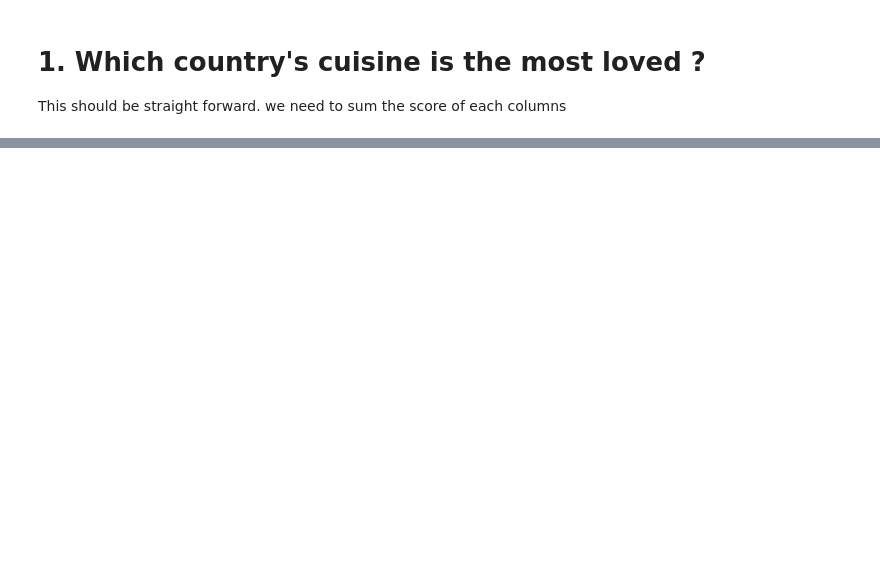
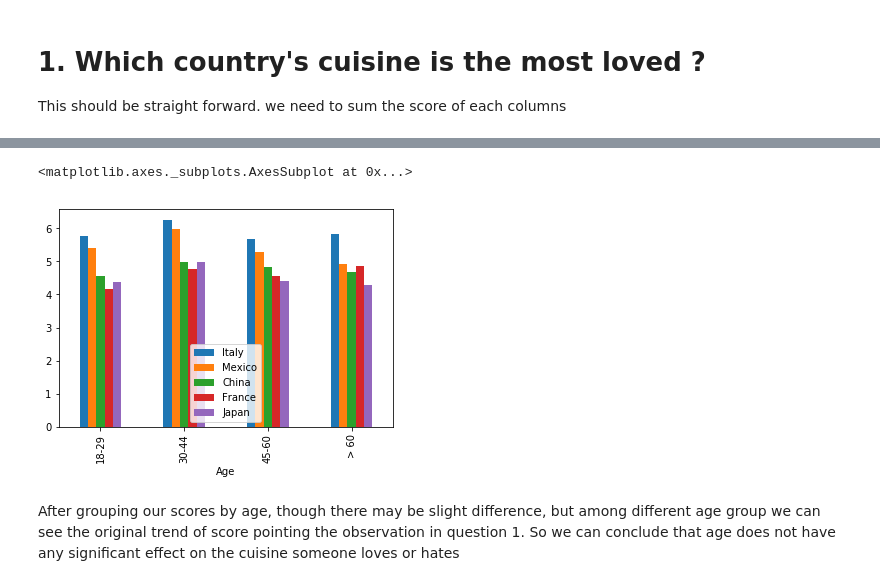
Before and after one commit to manojmanivannan/DataScience, a Jupyter notebook: food-world-cup/explore.ipynb, the cells around one changed output, grey strips where cells are left out. Cells and saved outputs as stored; diff of their text form; code cells hidden in the pictures; blank space fills up the shorter version.

```diff
--- a/food-world-cup/explore.ipynb
+++ b/food-world-cup/explore.ipynb
@@ -56,11 +56,11 @@ Index(['RespondentID',
 # %% [markdown]
 It seems we have many columns. Let's limit your exploration to few countries before we proceed.
 # %%
-countries=['Brazil','Italy','Greece','England','Germany','Iran','Ireland']
+# countries=['Brazil','Italy','Greece','England','Germany','Iran','Ireland','France','Cameroon','China','India','Spain','Mexico','Japan','Russia','Portugal','Thailand']
+countries = ['Italy','Mexico','China','France','Japan']
 countries_columns=['Please rate how much you like the traditional cuisine of {}.'.format(s) for s in countries]
 common_columns=['Gender','Age','Household Income','Education','Location (Census Region)']
 columns=countries_columns+common_columns
-columns
 # %% [output]
 ['Please rate how much you like the traditional cuisine of Brazil.',
  'Please rate how much you like the traditional cuisine of Italy.',
@@ -176,0 +201,4 @@ dtype: float64
+# %%
+df_age_scaled = df_scaled[df_scaled['Age']!=0]
+df_age_scaled = df_age_scaled.groupby('Age').mean()
+df_age_scaled
@@ -176,0 +212,7 @@ dtype: float64
+# %%
+df_age_scaled.plot.bar()
+# %% [output]
+<matplotlib.axes._subplots.AxesSubplot at 0x...>
+[figure, added]
+# %% [markdown]
+After grouping our scores by age, though there may be slight difference, but among different age group we can see the original trend of score pointing the observation in question 1. So we can conclude that age does not have any significant effect on the cuisine someone loves or hates
```
Also changed, not shown: parts of 11 cells of this notebook.
